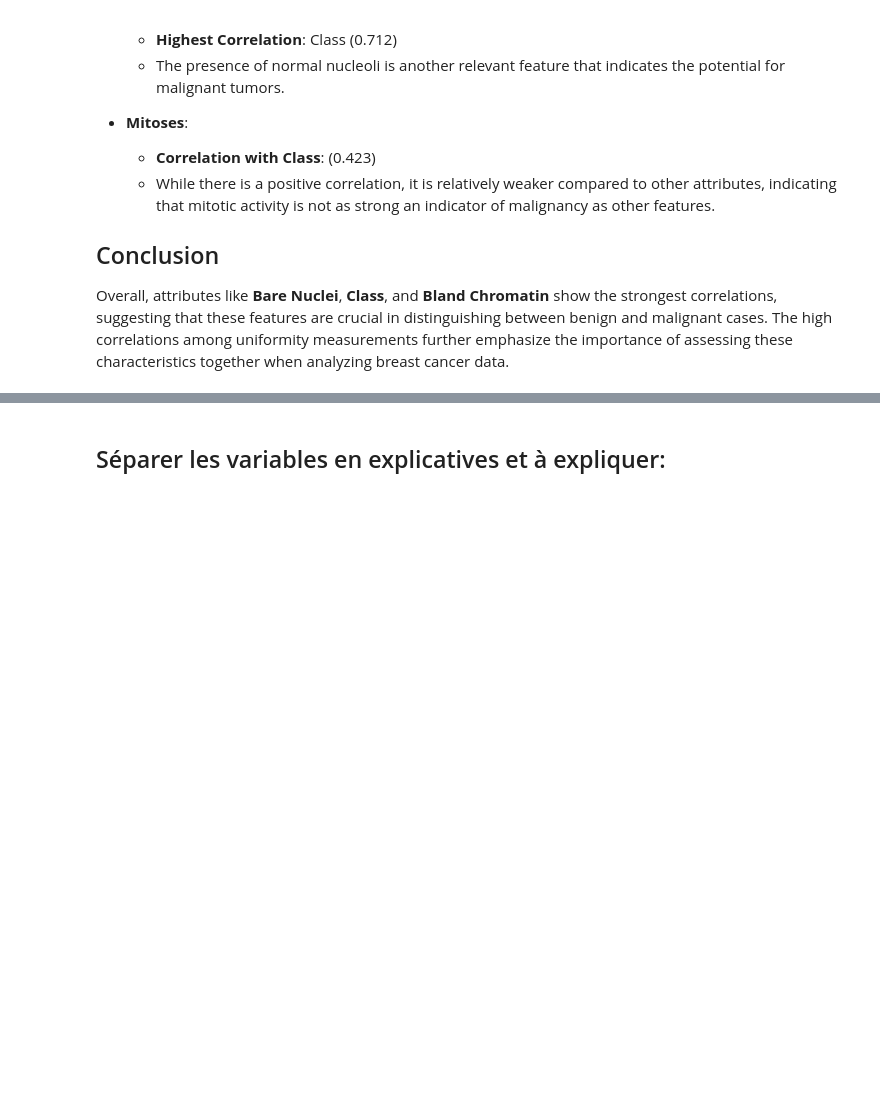
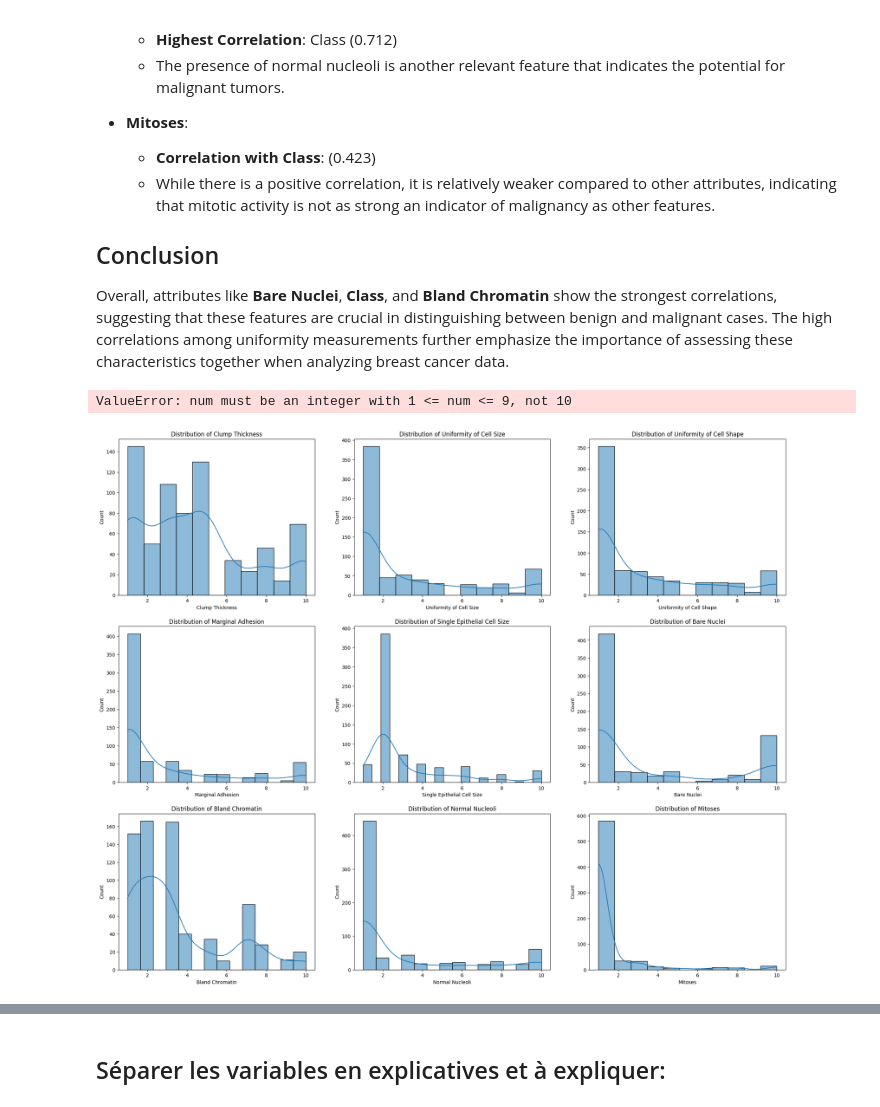
Before and after one commit to Sheris-Milly/Cancer_Predection_App, a Jupyter notebook: static/best rf.ipynb, the cells around one changed output, grey strips where cells are left out. Drawn from its saved outputs; the diff is of its cells as text; code cells hidden in the pictures; blank space fills up the shorter version.

```diff
--- a/static/best rf.ipynb
+++ b/static/best rf.ipynb
@@ -251,3 +251,15 @@ The correlation matrix provides insights into the relationships between various
 ## Conclusion
 
 Overall, attributes like **Bare Nuclei**, **Class**, and **Bland Chromatin** show the strongest correlations, suggesting that these features are crucial in distinguishing between benign and malignant cases. The high correlations among uniformity measurements further emphasize the importance of assessing these characteristics together when analyzing breast cancer data.
+# %%
+
+plt.figure(figsize=(25, 20))
+for i, col in enumerate(data.columns, 1):
+    plt.subplot(3, 3, i)
+    sns.histplot(data[col], kde=True)
+    plt.title(f'Distribution of {col}')
+plt.tight_layout()
+plt.show()
+# %% [output]
+ValueError: num must be an integer with 1 <= num <= 9, not 10
+[figure, added]
```
Also changed, not shown: parts of 20 cells of this notebook, 1 other file.
